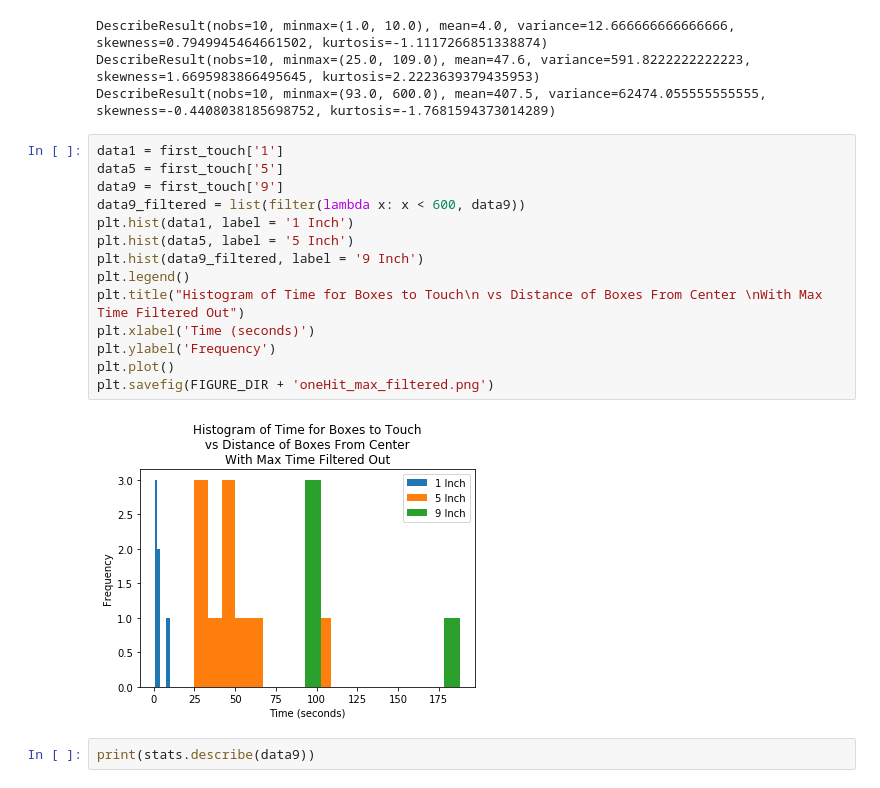
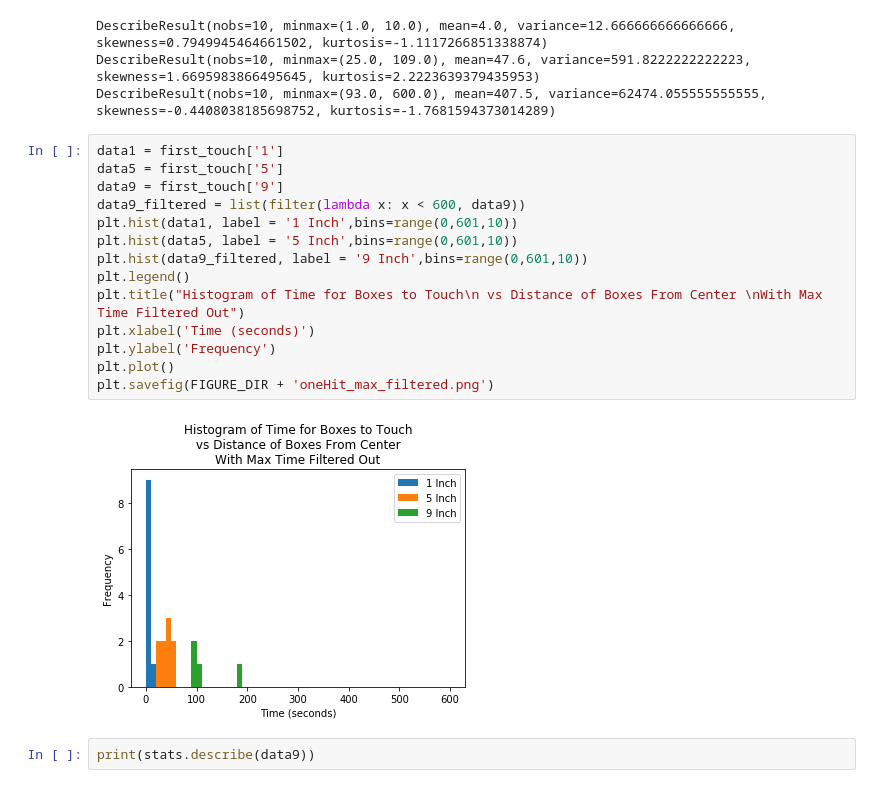
Before and after one commit to alexandroid000/self-assembly, a Jupyter notebook: dataAnalysis/develop/figures/box_experiments.ipynb, the cells around one changed output. Cells and saved outputs as stored; diff of their text form.

```diff
--- a/dataAnalysis/develop/figures/box_experiments.ipynb
+++ b/dataAnalysis/develop/figures/box_experiments.ipynb
@@ -80,19 +80,19 @@ DescribeResult(nobs=10, minmax=(93.0, 600.0), mean=407.5, variance=62474.0555555
 # %%
 data1 = first_touch['1']
 data5 = first_touch['5']
 data9 = first_touch['9']
 data9_filtered = list(filter(lambda x: x < 600, data9))
-plt.hist(data1, label = '1 Inch')
-plt.hist(data5, label = '5 Inch')
-plt.hist(data9_filtered, label = '9 Inch')
+plt.hist(data1, label = '1 Inch',bins=range(0,601,10))
+plt.hist(data5, label = '5 Inch',bins=range(0,601,10))
+plt.hist(data9_filtered, label = '9 Inch',bins=range(0,601,10))
 plt.legend()
 plt.title("Histogram of Time for Boxes to Touch\n vs Distance of Boxes From Center \nWith Max Time Filtered Out")
 plt.xlabel('Time (seconds)')
 plt.ylabel('Frequency')
 plt.plot()
 plt.savefig(FIGURE_DIR + 'oneHit_max_filtered.png')
 # %% [output]
-[figure, old version]
+[figure, new version]
 # %%
 print(stats.describe(data9))
 # %% [output]
```
Also changed, not shown: parts of 4 cells of this notebook, 5 other files.
